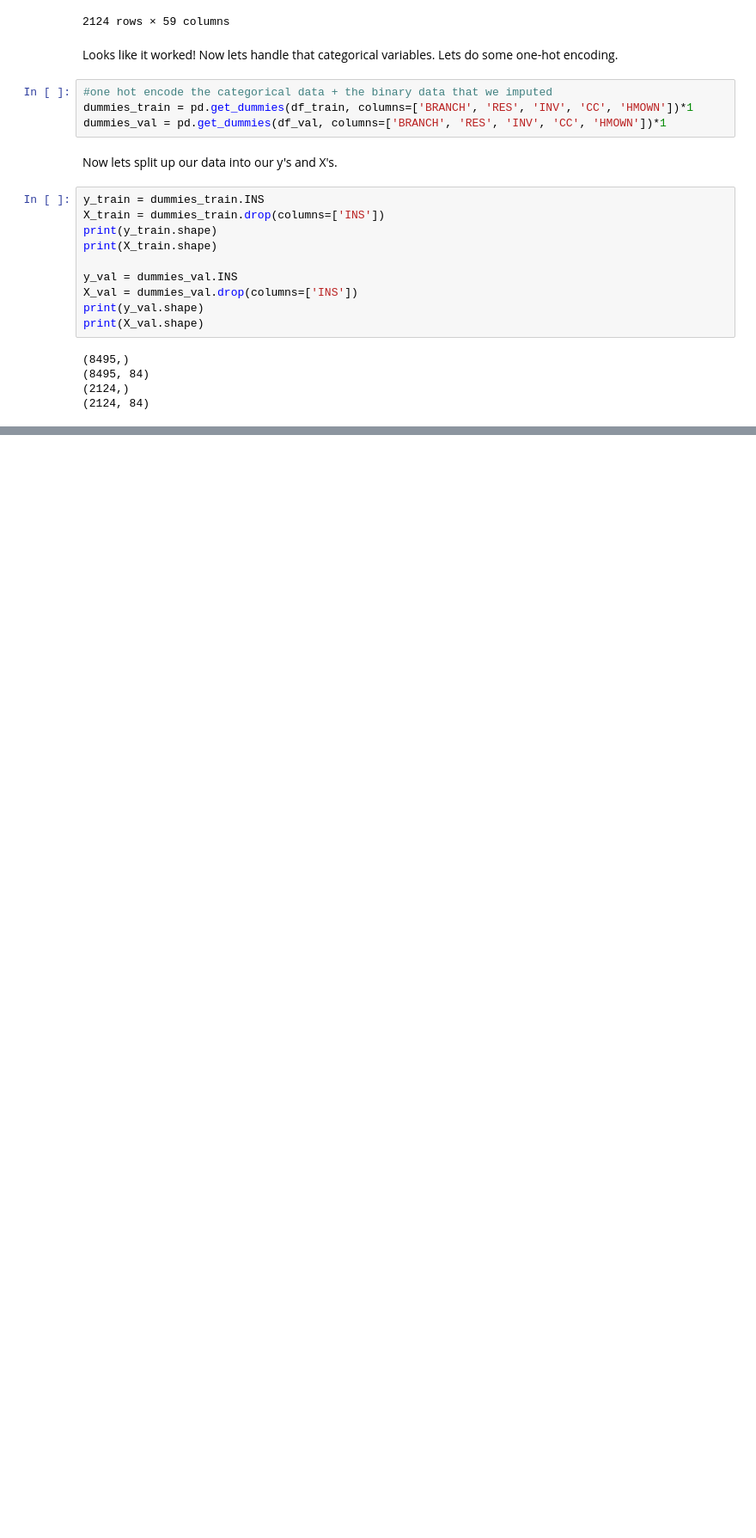
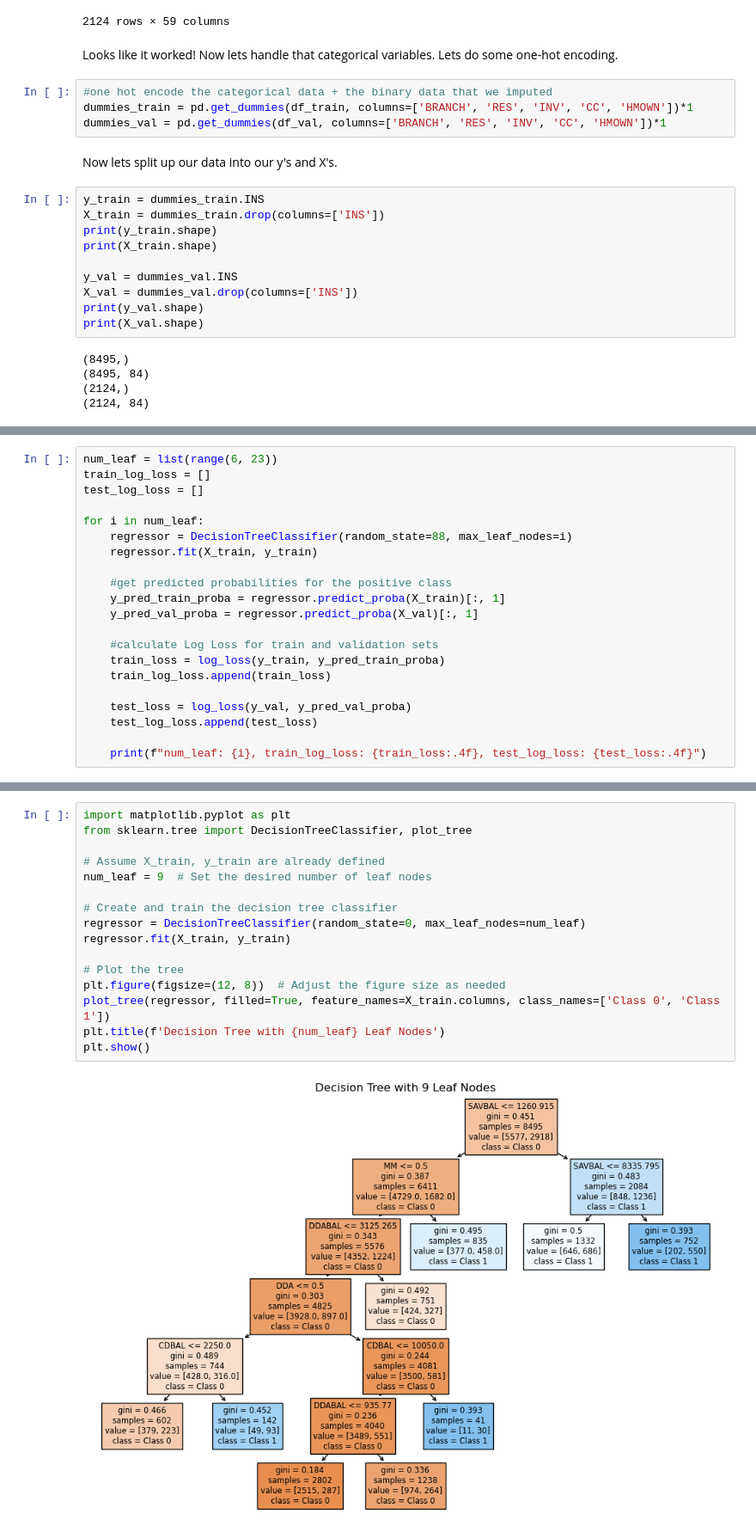
Before and after one commit to SterlingHayden/Data-Mining, a Jupyter notebook: HW/HW-02/Decision_Tree.ipynb, the cells around one changed output, grey strips where cells are left out. Shown: that part at 86% size. Cells and saved outputs as stored; diff of their text form; blank space fills up the shorter version.

```diff
--- a/HW/HW-02/Decision_Tree.ipynb
+++ b/HW/HW-02/Decision_Tree.ipynb
@@ -154,0 +205,21 @@ print(X_val.shape)
+# %%
+num_leaf = list(range(6, 23))
+train_log_loss = []
+test_log_loss = []
+
+for i in num_leaf:
+    regressor = DecisionTreeClassifier(random_state=88, max_leaf_nodes=i)
+    regressor.fit(X_train, y_train)
+
+    #get predicted probabilities for the positive class
+    y_pred_train_proba = regressor.predict_proba(X_train)[:, 1]
+    y_pred_val_proba = regressor.predict_proba(X_val)[:, 1]
+
+    #calculate Log Loss for train and validation sets
+    train_loss = log_loss(y_train, y_pred_train_proba)
+    train_log_loss.append(train_loss)
+
+    test_loss = log_loss(y_val, y_pred_val_proba)
+    test_log_loss.append(test_loss)
+
+    print(f"num_leaf: {i}, train_log_loss: {train_loss:.4f}, test_log_loss: {test_loss:.4f}")
@@ -154,0 +246,18 @@ print(X_val.shape)
+# %%
+import matplotlib.pyplot as plt
+from sklearn.tree import DecisionTreeClassifier, plot_tree
+
+# Assume X_train, y_train are already defined
+num_leaf = 9  # Set the desired number of leaf nodes
+
+# Create and train the decision tree classifier
+regressor = DecisionTreeClassifier(random_state=0, max_leaf_nodes=num_leaf)
+regressor.fit(X_train, y_train)
+
+# Plot the tree
+plt.figure(figsize=(12, 8))  # Adjust the figure size as needed
+plot_tree(regressor, filled=True, feature_names=X_train.columns, class_names=['Class 0', 'Class 1'])
+plt.title(f'Decision Tree with {num_leaf} Leaf Nodes')
+plt.show()
+# %% [output]
+[figure, added]
```
Also changed, not shown: parts of 10 cells of this notebook.
